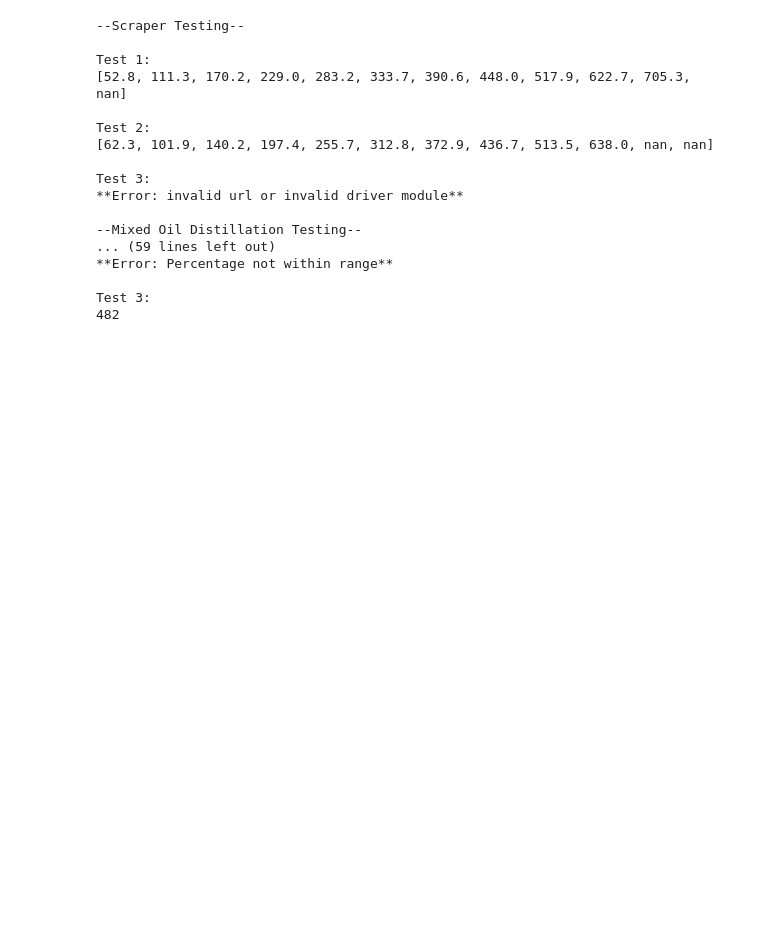
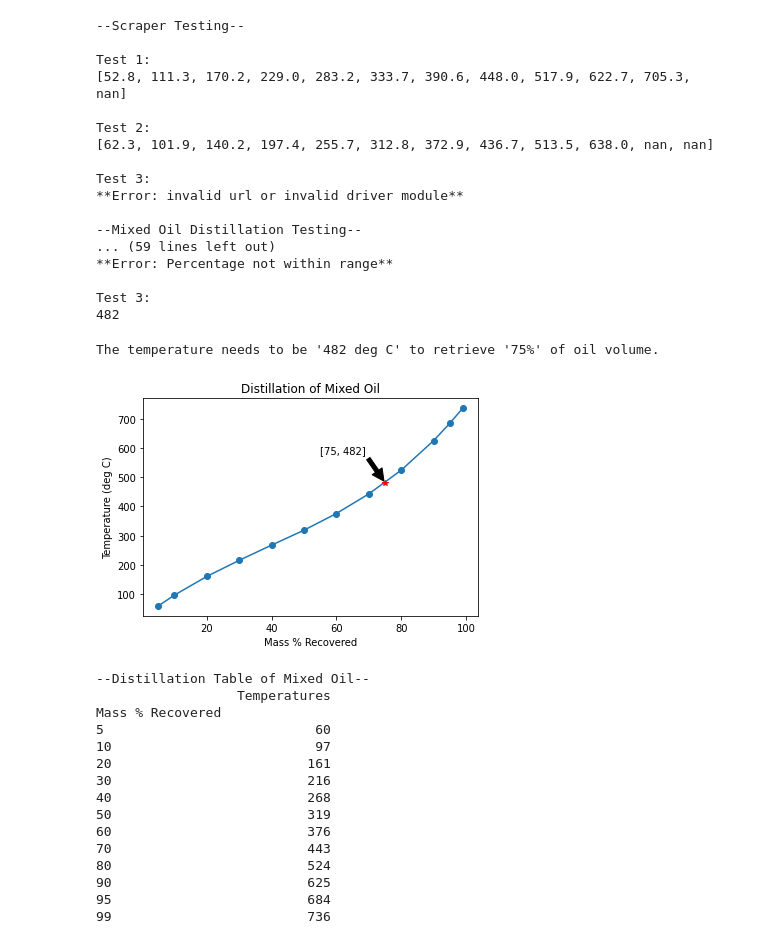
Before and after one commit to adams-liu/coding-assesment-v, a Jupyter notebook: main.ipynb, the cells around one changed output. Cells and saved outputs as stored; diff of their text form; code cells hidden in the pictures; blank space fills up the shorter version.

Commit message:
finished application

```diff
--- a/main.ipynb
+++ b/main.ipynb
@@ -209,5 +204,59 @@ Test 3:
 
 Test 3:
 482
-# %%
-def app(oil_temps_a,oil_temps_b,percentage):
+# %%
+# Application that runs does the Crude Oil Distillation Analysis, and displays a plot of the results
+def app(url_oil_a,url_oil_b,percentage):
+    if percentage < 5 or percentage > 99:
+        print("**Error: Percentage was no within range of 5-99**")
+    else:
+        try:
+            oil_temps_a = get_distillation_temps(driver,url_oil_a)
+            oil_temps_b = get_distillation_temps(driver,url_oil_b)
+            mixed_oil_func = mixed_oil_distillation(oil_temps_a,oil_temps_b)
+            mixed_oil_snapshot_tbl = oil_snapshot_tbl(mixed_oil_func)
+            mixed_oil_snapshot_temp = oil_snapshot(mixed_oil_func,percentage)
+            plt.scatter(mixed_oil_snapshot_tbl.index,mixed_oil_snapshot_tbl.values)
+            plt.plot(mixed_oil_snapshot_tbl.index,mixed_oil_snapshot_tbl.values)
+            plt.plot(percentage,mixed_oil_snapshot_temp, 'r*')
+            plt.annotate(str([percentage,mixed_oil_snapshot_temp]), xy=(percentage, mixed_oil_snapshot_temp), xytext=(percentage-20, mixed_oil_snapshot_temp+100),
+                    arrowprops=dict(facecolor='black', shrink=0.05),
+                    )
+            plt.title("Distillation of Mixed Oil")
+            plt.ylabel('Temperature (deg C)')
+            plt.xlabel('Mass % Recovered')
+            print("\nThe temperature needs to be '" + str(mixed_oil_snapshot_temp) + " deg C' to retrieve '" + str(percentage) +"%' of oil volume.")
+            plt.show()
+            print("\n--Distillation Table of Mixed Oil--")
+            mixed_oil_snapshot_tbl.name = "Temperatures"
+            mixed_oil_snapshot_tbl.index.name = "Mass % Recovered"
+            print(pd.DataFrame(mixed_oil_snapshot_tbl))
+        except:
+            print("**Error: Invalid url links passed**")
+
+
+# USER INPUT:
+# Please copy and paste the distillation urls for the crude oils that you would like to mix, as well as the percent of volume you wish recover
+url_a = 'https://www.crudemonitor.ca/crudes/dist.php?acr=MSY&time=recent'
+url_b = 'https://www.crudemonitor.ca/crudes/dist.php?acr=CAL&time=recent'
+percentage = 75
+
+app(url_a,url_b,percentage)
+# %% [output]
+The temperature needs to be '482 deg C' to retrieve '75%' of oil volume.
+[figure, added]
+--Distillation Table of Mixed Oil--
+                  Temperatures
+Mass % Recovered
+5                           60
+10                          97
+20                         161
+30                         216
+40                         268
+50                         319
+60                         376
+70                         443
+80                         524
+90                         625
+95                         684
+99                         736
```
Also changed, not shown: parts of 2 cells of this notebook.
